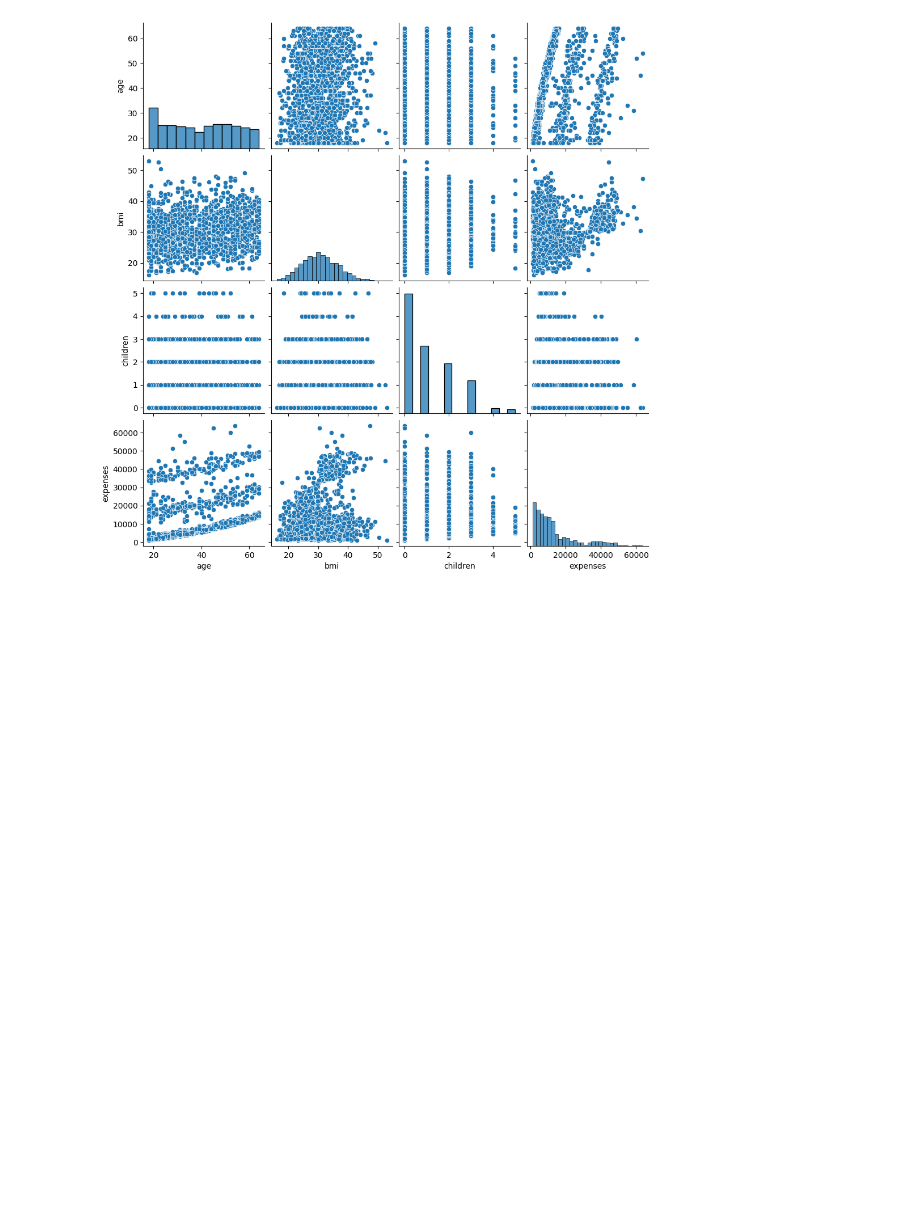
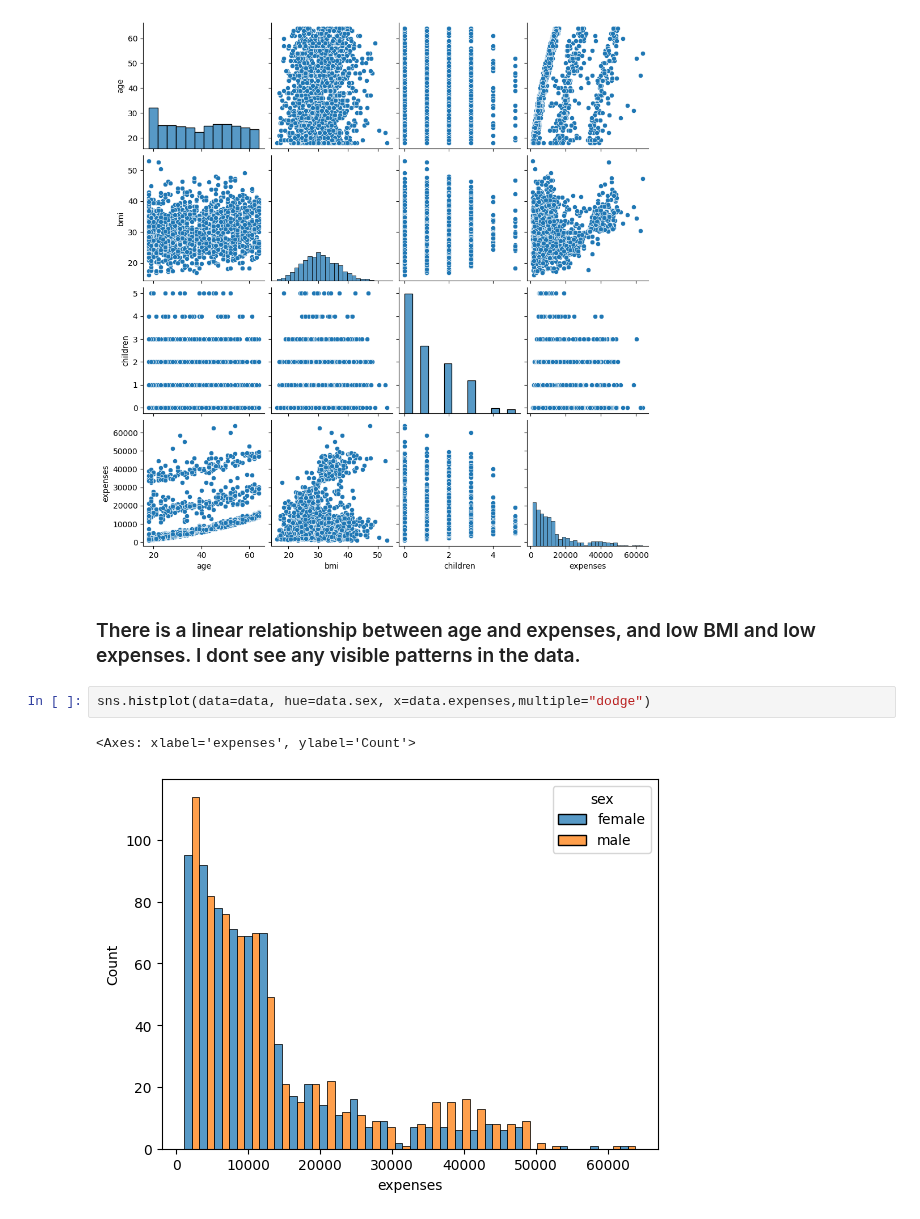
Before and after one commit to TanushreeWandkar/SupervisedLearning, a Jupyter notebook: LinearRegression/Linear Regression.ipynb, the cells around one changed output. Cells and saved outputs as stored; diff of their text form; blank space fills up the shorter version.

Commit message:
Linear Regression

```diff
--- a/LinearRegression/Linear Regression.ipynb
+++ b/LinearRegression/Linear Regression.ipynb
@@ -126,3 +152,10 @@ sns.pairplot(data)
 # %% [output]
 <seaborn.axisgrid.PairGrid at 0x...>
 [figure]
+# %% [markdown]
+### There is a linear relationship between age and expenses, and low BMI and low expenses. I dont see any visible patterns in the data.
+# %%
+sns.histplot(data=data, hue=data.sex, x=data.expenses,multiple="dodge")
+# %% [output]
+<Axes: xlabel='expenses', ylabel='Count'>
+[figure, added]
```
Also changed, not shown: parts of 16 cells of this notebook.
